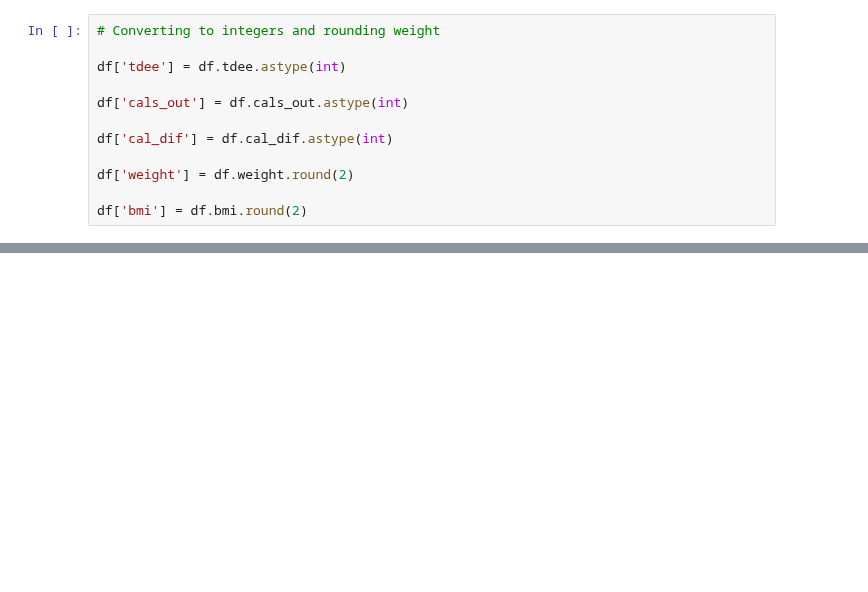
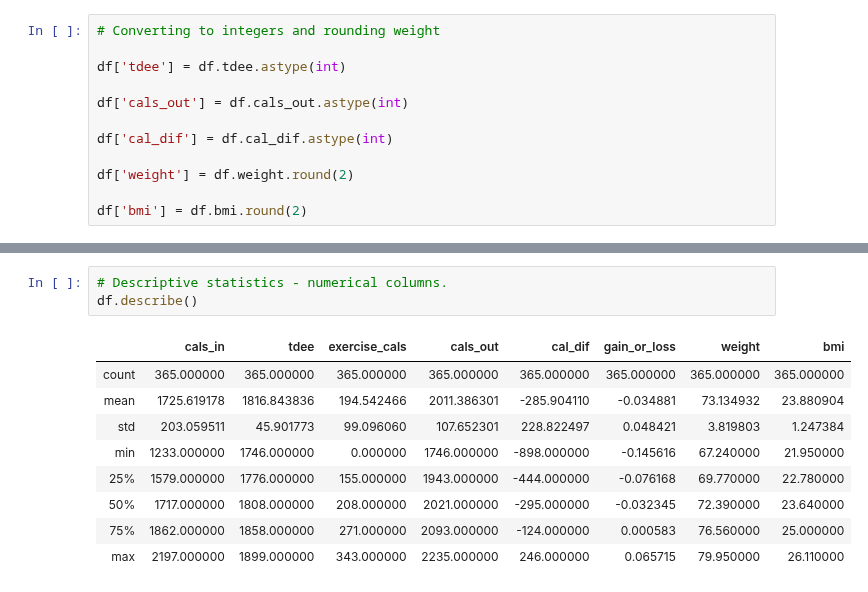
Before and after one commit to jennifer-ryan/data-set-simulation, a Jupyter notebook: Dataset Simulation.ipynb, the cells around one changed output, grey strips where cells are left out. Saved outputs shown, nothing was run; the diff lists cells and outputs as text; blank space fills up the shorter version.

```diff
--- a/Dataset Simulation.ipynb
+++ b/Dataset Simulation.ipynb
@@ -763,0 +766,13 @@ df.gain_or_loss.mean()
+# %%
+# Descriptive statistics - numerical columns.
+df.describe()
+# %% [output]
+|  | cals_in | tdee | exercise_cals | cals_out | cal_dif | gain_or_loss | weight | bmi |
+| count | 365.000000 | 365.000000 | 365.000000 | 365.000000 | 365.000000 | 365.000000 | 365.000000 | 365.000000 |
+| mean | 1725.619178 | 1816.843836 | 194.542466 | 2011.386301 | -285.904110 | -0.034881 | 73.134932 | 23.880904 |
+| std | 203.059511 | 45.901773 | 99.096060 | 107.652301 | 228.822497 | 0.048421 | 3.819803 | 1.247384 |
+| min | 1233.000000 | 1746.000000 | 0.000000 | 1746.000000 | -898.000000 | -0.145616 | 67.240000 | 21.950000 |
+| 25% | 1579.000000 | 1776.000000 | 155.000000 | 1943.000000 | -444.000000 | -0.076168 | 69.770000 | 22.780000 |
+| 50% | 1717.000000 | 1808.000000 | 208.000000 | 2021.000000 | -295.000000 | -0.032345 | 72.390000 | 23.640000 |
+| 75% | 1862.000000 | 1858.000000 | 271.000000 | 2093.000000 | -124.000000 | 0.000583 | 76.560000 | 25.000000 |
+| max | 2197.000000 | 1899.000000 | 343.000000 | 2235.000000 | 246.000000 | 0.065715 | 79.950000 | 26.110000 |
```
Also changed, not shown: parts of 29 cells of this notebook.
